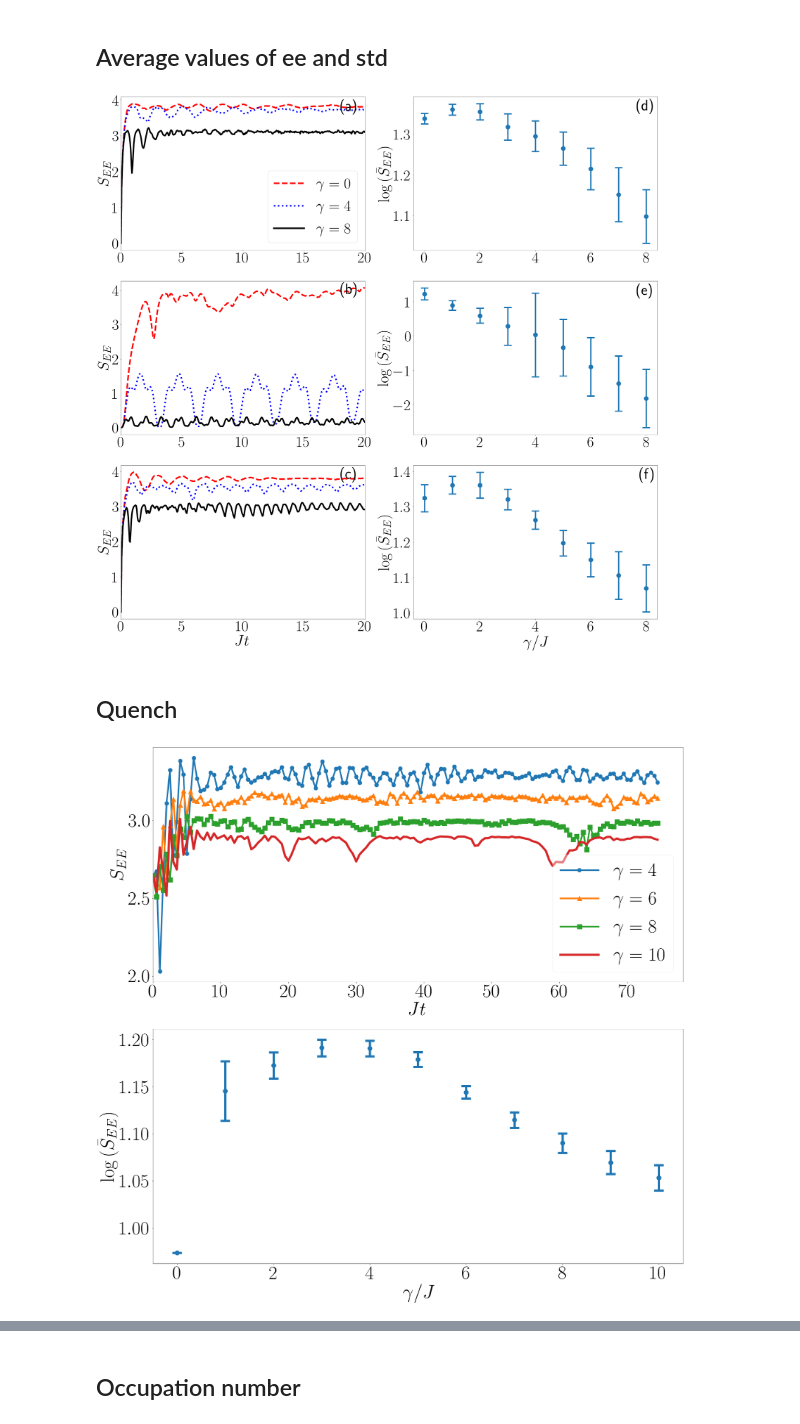
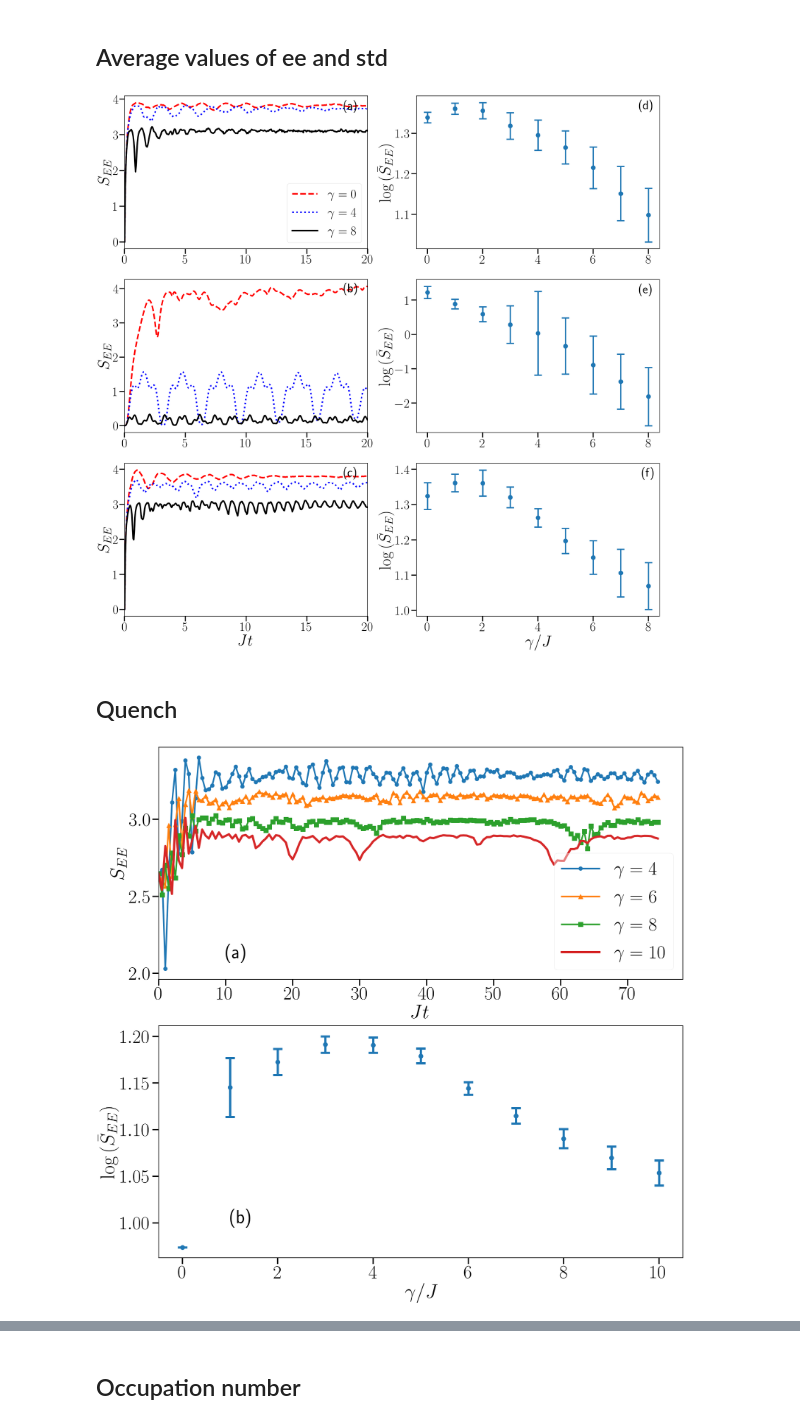
Before and after one commit to coolgas/chaos, a Jupyter notebook: python graphs.ipynb, the cells around one changed output, grey strips where cells are left out. Saved outputs shown, nothing was run; the diff lists cells and outputs as text; code cells hidden in the pictures.

```diff
--- a/python graphs.ipynb
+++ b/python graphs.ipynb
@@ -6,5 +6,16 @@ import matplotlib
 # %%
 plt.rcParams.update({"text.usetex": True})
+# %%
+# set the value of bounding box
+mpl.rcParams['axes.linewidth'] = 2
+# %%
+# set tick width
+mpl.rcParams['xtick.major.size'] = 20
+mpl.rcParams['xtick.major.width'] = 4
+mpl.rcParams['ytick.major.size'] = 20
+mpl.rcParams['ytick.major.width'] = 4
+#mpl.rcParams['xtick.minor.size'] = 10
+#mpl.rcParams['xtick.minor.width'] = 2
 # %%
 SMALL_SIZE = 50
 matplotlib.rc('font', size=SMALL_SIZE)
@@ -110,45 +121,46 @@ fig, ax = plt.subplots(3,2, figsize=(38, 38))
 ax[0,0].plot(ts_old, evolEE0s, color='red', linestyle='--', linewidth=6, label=r"$\gamma=0$")
 ax[0,0].plot(ts_old, evolEE4s, color='blue', linestyle="dotted", linewidth=6, label=r"$\gamma=4$")
 ax[0,0].plot(ts_old, evolEE8s, color='black', linewidth=6, label=r"$\gamma=8$")
-ax[0,0].set_ylabel(r"$S_{EE}$",fontsize=60)
-ax[0,0].legend()
+ax[0,0].set_ylabel(r"$S_{EE}$",fontsize=63)
+ax[0,0].legend(loc="lower right")
 ax[0,0].annotate("(a)",xy=(18,3.7))
 ax[0,0].set_xlim(xmin=0,xmax=20)
 
 ax[1,0].plot(ts_old, evolEE0s_new, color='red', linestyle='--', linewidth=6)
 ax[1,0].plot(ts_old, evolEE4s_new, color='blue', linestyle="dotted", linewidth=6)
 ax[1,0].plot(ts_old, evolEE8s_new, color='black', linewidth=6)
-ax[1,0].set_ylabel(r"$S_{EE}$",fontsize=60)
+ax[1,0].set_ylabel(r"$S_{EE}$",fontsize=63)
 ax[1,0].annotate("(b)",xy=(18,3.9))
 ax[1,0].set_xlim(xmin=0, xmax=20)
 
 ax[2,0].plot(ts_old, evolEE0s_newnew, color='red', linestyle='--', linewidth=6)
 ax[2,0].plot(ts_old, evolEE4s_newnew, color='blue', linestyle="dotted", linewidth=6)
 ax[2,0].plot(ts_old, evolEE8s_newnew, color='black', linewidth=6)
-ax[2,0].set_ylabel(r"$S_{EE}$",fontsize=60)
-ax[2,0].set_xlabel(r'$Jt$',fontsize=60)
+ax[2,0].set_ylabel(r"$S_{EE}$",fontsize=63)
+ax[2,0].set_xlabel(r'$Jt$',fontsize=63)
 ax[2,0].annotate("(c)", xy=(18,3.8))
 ax[2,0].set_xlim(xmin=0,xmax=20)
 
 ax[0,1].scatter(gamma_new, np.log(ave),s=300)
 ax[0,1].errorbar(gamma_new, np.log(ave), std, fmt='o', capsize=15, capthick=5, elinewidth=5)
-ax[0,1].set_ylabel(r"$\log{(\bar{S}_{EE})}$",fontsize=60)
+ax[0,1].set_ylabel(r"$\log{(\bar{S}_{EE})}$",fontsize=63)
 ax[0,1].annotate("(d)", xy=(7.65,1.36))
 
 ax[1,1].scatter(gamma_new, np.log(ave_new), s=300)
 ax[1,1].errorbar(gamma_new, np.log(ave_new), std_new, fmt='o', capsize=15, capthick=5, elinewidth=5)
-ax[1,1].set_ylabel(r"$\log{(\bar{S}_{EE})}$",fontsize=60)
+ax[1,1].set_ylabel(r"$\log{(\bar{S}_{EE})}$",fontsize=63)
 ax[1,1].annotate("(e)", xy=(7.65,1.2))
 
 ax[2,1].scatter(gamma_new, np.log(ave_newnew), s=300)
 ax[2,1].errorbar(gamma_new, np.log(ave_newnew), std_newnew, fmt='o', capsize=15, capthick=5, elinewidth=5)
-ax[2,1].set_ylabel(r"$\log{(\bar{S}_{EE})}$",fontsize=60)
-ax[2,1].set_xlabel(r"$\gamma/J$",fontsize=60)
+ax[2,1].set_ylabel(r"$\log{(\bar{S}_{EE})}$",fontsize=63)
+ax[2,1].set_xlabel(r"$\gamma/J$",fontsize=63)
 ax[2,1].annotate("(f)", xy=(7.75,1.38))
 
+
 plt.savefig("./pics/pypic1.png", format='png', bbox_inches='tight',pad_inches = 0.4)
 # %% [output]
-[figure, old version]
+[figure, new version]
 # %% [markdown]
 ## Quench
 # %%
@@ -247,24 +259,26 @@ std_quenches = [std_quench0,std_quench1,std_quench2,std_quench3,std_quench4,std_
 # %%
 fig4, ax4 = plt.subplots(2,1, figsize=(30,30))
 
 #ax4[0].plot(ts_new[0:270], quench2[0:90], linewidth=7)
 ax4[0].plot(ts_new[0:150], quench4[0:150], marker='.', markersize=25, linewidth=5, label="$\gamma=4$")
 ax4[0].plot(ts_new[0:150], quench6[0:150], marker='^', markersize=15, linewidth=5, label="$\gamma=6$")
 ax4[0].plot(ts_new[0:150], quench8[0:150] ,marker='s', markersize=15, linewidth=5, label="$\gamma=8$")
 ax4[0].plot(ts_new[0:150], quench10[0:150], linewidth=7, label="$\gamma=10$")
 ax4[0].legend(loc='lower right', framealpha=0.4)
-ax4[0].set_xlabel(r"$Jt$", fontsize=60)
-ax4[0].set_ylabel("$S_{EE}$", fontsize=60)
+ax4[0].set_xlabel(r"$Jt$", fontsize=63)
+ax4[0].set_ylabel("$S_{EE}$", fontsize=63)
 ax4[0].set_xlim(xmin=0)
+ax4[0].annotate("(a)",xy=(10,2.1))
 
 ax4[1].scatter(range(11), quenches, s=200)
 ax4[1].errorbar(range(11), quenches, std_quenches, fmt='o', capsize=15, capthick=7, elinewidth=7)
-ax4[1].set_xlabel("$\gamma/J$", fontsize=60)
-ax4[1].set_ylabel(r"$\log{(\bar{S}_{EE})}$", fontsize=60)
+ax4[1].set_xlabel("$\gamma/J$", fontsize=63)
+ax4[1].set_ylabel(r"$\log{(\bar{S}_{EE})}$", fontsize=63)
+ax4[1].annotate("(b)",xy=(1,1))
 
 plt.savefig("./pics/pypic4.png", format='png', bbox_inches='tight',pad_inches = 0.4)
 # %% [output]
-[figure, old version]
+[figure, new version]
 # %%
 fig2, ax2 = plt.subplots(11,1, figsize=(50, 50))
 
```
Also changed, not shown: parts of 3 cells of this notebook, 3 other files.
